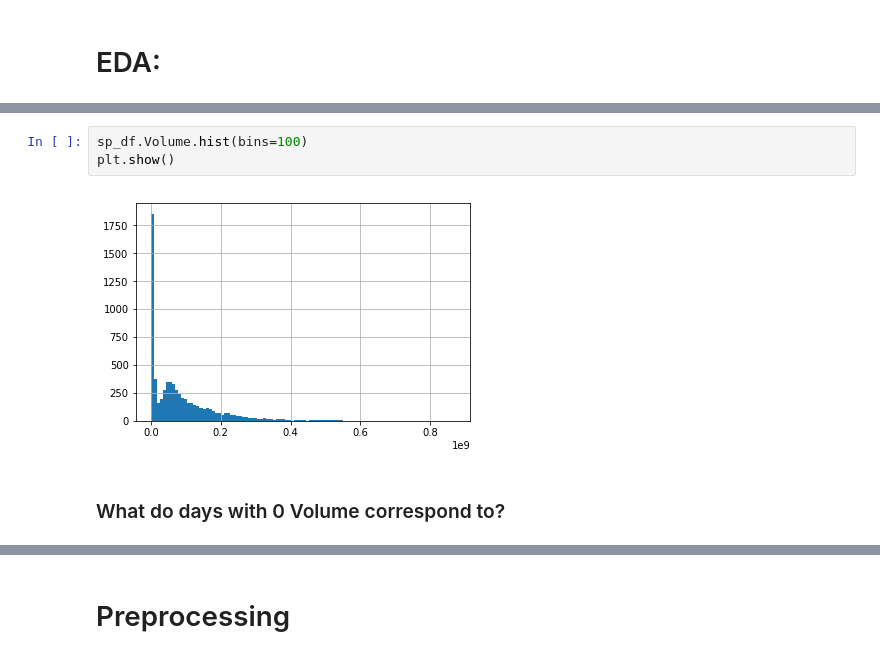
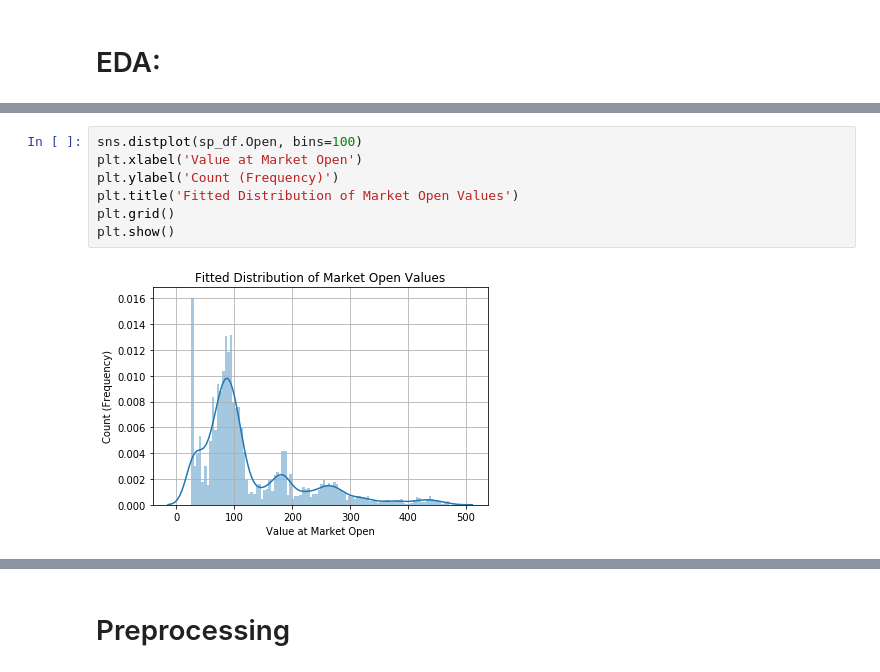
Before and after one commit to bourne2invest/AlgoTrading, a Jupyter notebook: notebooks/Market-Close_Binary-Predictor.ipynb, the cells around one changed output, grey strips where cells are left out. Cells and saved outputs as stored; diff of their text form.

```diff
--- a/notebooks/Market-Close_Binary-Predictor.ipynb
+++ b/notebooks/Market-Close_Binary-Predictor.ipynb
@@ -49,7 +46,9 @@ plt.show()
-# %%
-sp_df.Volume.hist(bins=100)
-plt.show()
-# %% [output]
-[figure, removed]
-# %% [markdown]
-### What do days with 0 Volume correspond to?
+# %%
+sns.distplot(sp_df.Open, bins=100)
+plt.xlabel('Value at Market Open')
+plt.ylabel('Count (Frequency)')
+plt.title('Fitted Distribution of Market Open Values')
+plt.grid()
+plt.show()
+# %% [output]
+[figure, added]
```
Also changed, not shown: parts of 18 cells of this notebook.
